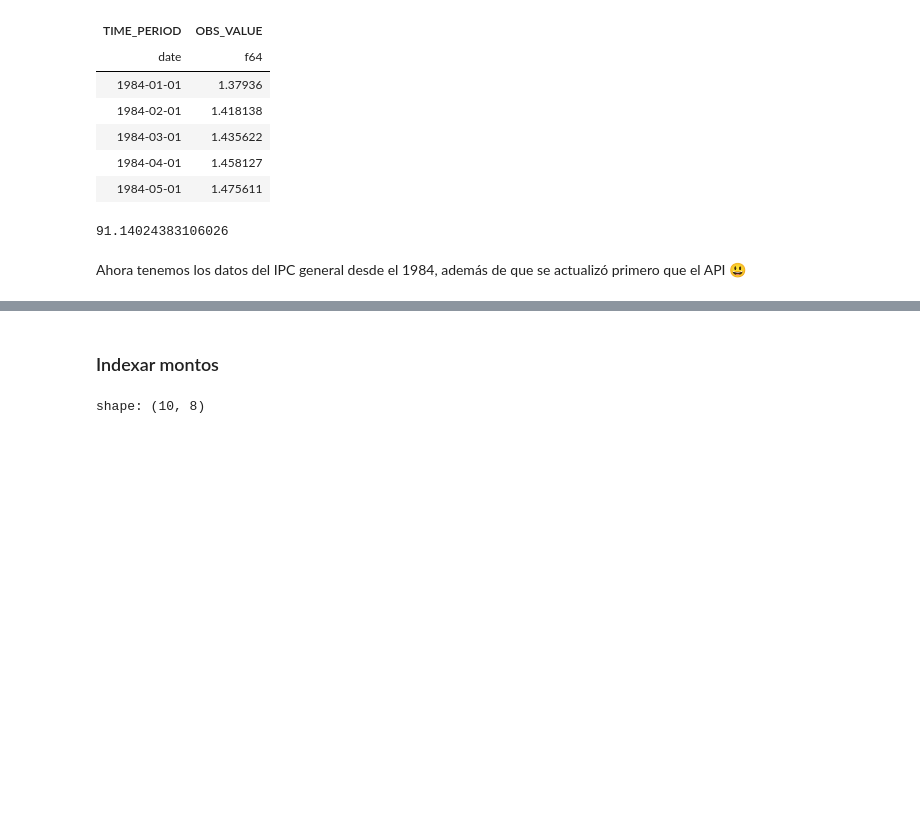
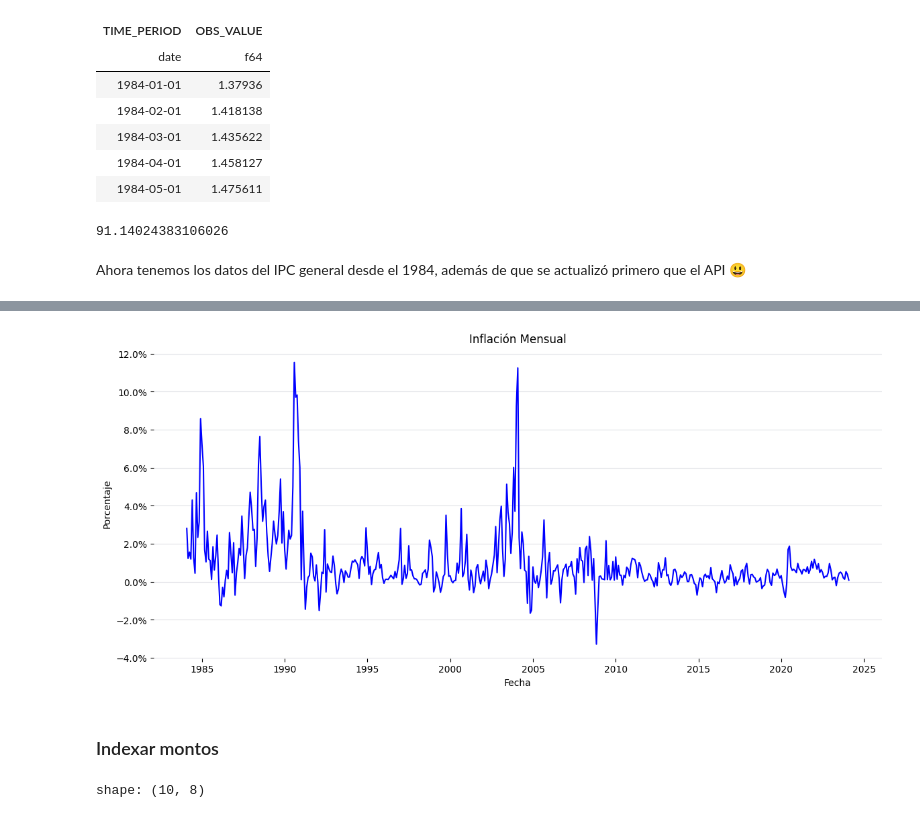
Before and after one commit to lcgarc1a/imfAPI, a Jupyter notebook: ipc_do.ipynb, the cells around one changed output, grey strips where cells are left out. Saved outputs shown, nothing was run; the diff lists cells and outputs as text; code cells hidden in the pictures; blank space fills up the shorter version.

Commit message:
add plot example

```diff
--- a/ipc_do.ipynb
+++ b/ipc_do.ipynb
@@ -517,0 +523,9 @@ Ahora tenemos los datos del IPC general desde el 1984, además de que se actuali
+# %%
+df_inflacion = (
+    df
+    .with_columns(
+        pl.col("OBS_VALUE")
+        .pct_change()
+        .alias("pct_change")
+    )
+)
@@ -518,3 +543,24 @@ Ahora tenemos los datos del IPC general desde el 1984, además de que se actuali
+# %%
+fig, ax = plt.subplots(figsize=(14,6))
+
+ax.grid(axis='y', color='#E0E1E6')
+ax.set_frame_on(False)
+
+ax.plot(
+    df_inflacion['TIME_PERIOD'],
+    df_inflacion['pct_change'],
+    color = 'blue'
+)
+
+ax.set(
+    title = 'Inflación Mensual',
+    xlabel = 'Fecha',
+    ylabel = 'Porcentaje'
+)
+
+ax.yaxis.set_major_formatter(mtick.PercentFormatter(1.0))
+# %% [output]
+[figure, added]
 # %% [markdown]
 ### Indexar montos
 # %%
```
Also changed, not shown: parts of 5 cells of this notebook.
